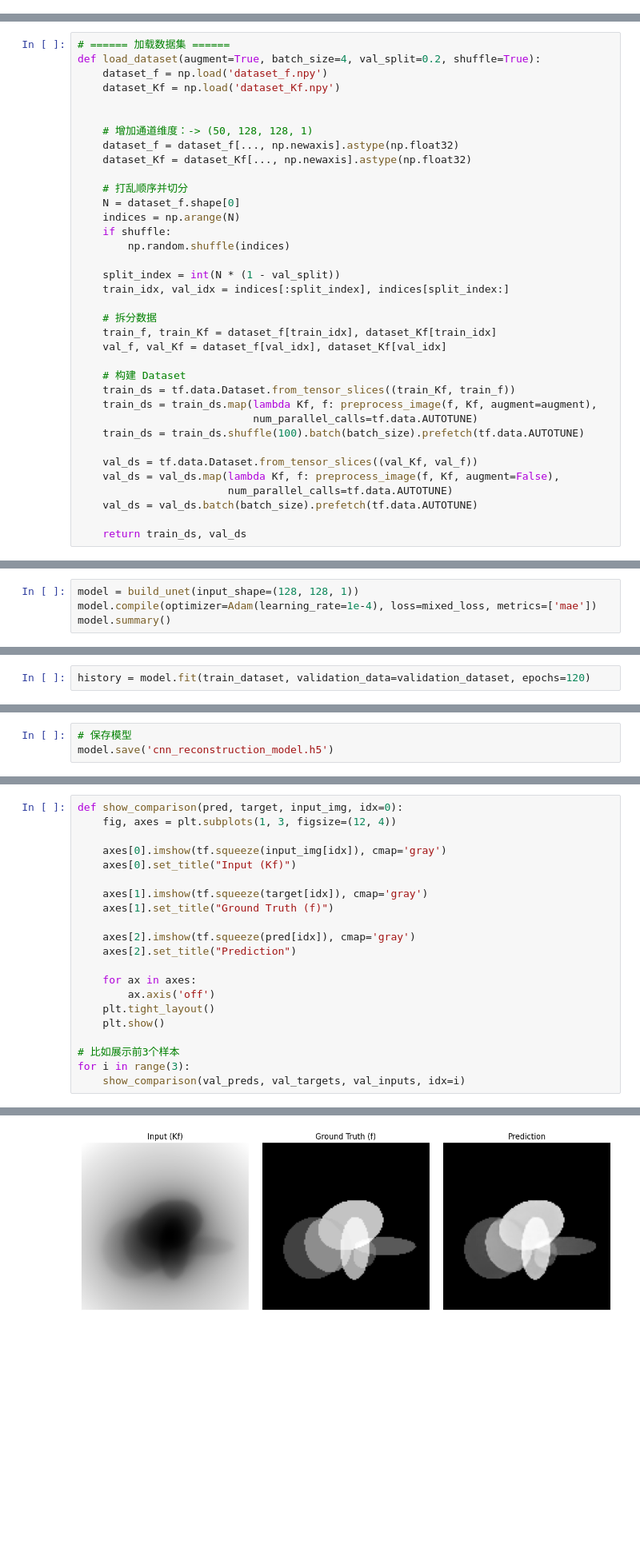
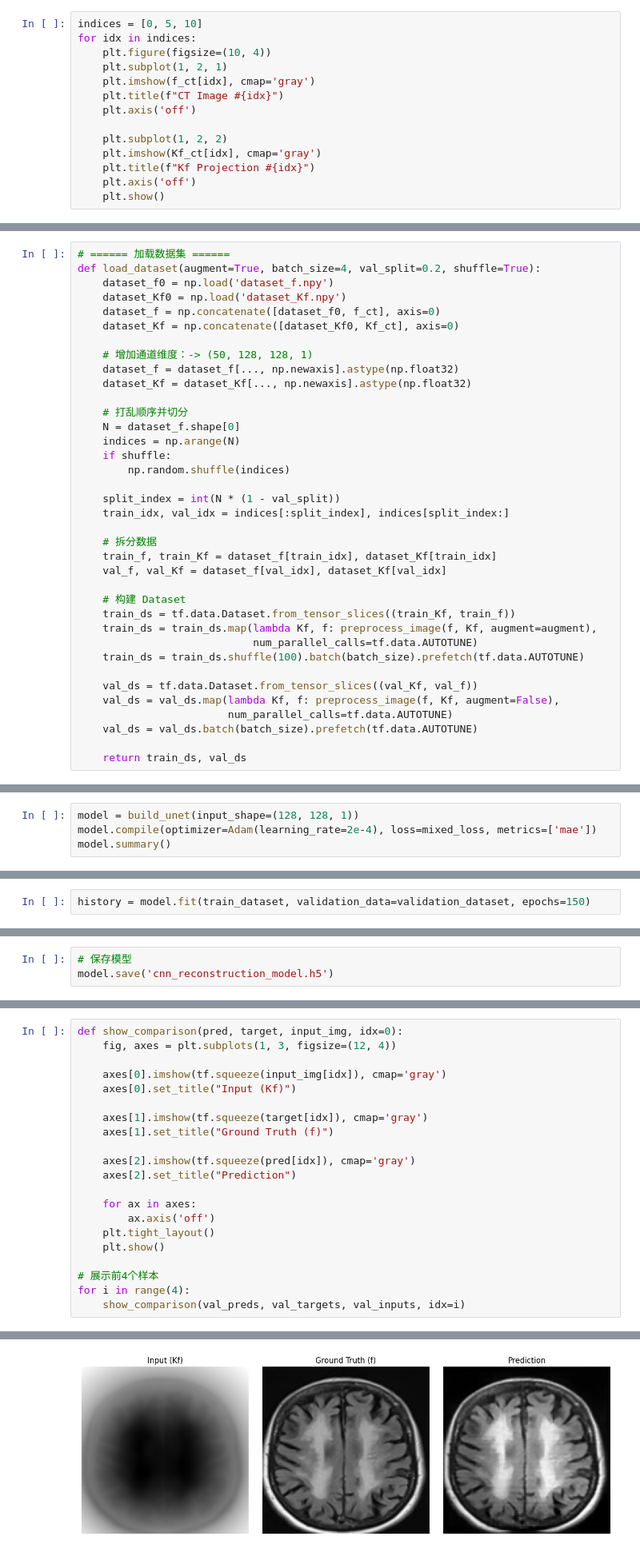
Before and after one commit to bao-ming71/ctfiles, a Jupyter notebook: sigle.ipynb, the cells around one changed output, grey strips where cells are left out. Shown at 80% size. Cells and saved outputs as stored; diff of their text form; blank space fills up the shorter version.

```diff
--- a/sigle.ipynb
+++ b/sigle.ipynb
@@ -239,0 +201,14 @@ Dataset saved to 'dataset_f.npy' and 'dataset_Kf.npy'
+# %%
+indices = [0, 5, 10]
+for idx in indices:
+    plt.figure(figsize=(10, 4))
+    plt.subplot(1, 2, 1)
+    plt.imshow(f_ct[idx], cmap='gray')
+    plt.title(f"CT Image #{idx}")
+    plt.axis('off')
+
+    plt.subplot(1, 2, 2)
+    plt.imshow(Kf_ct[idx], cmap='gray')
+    plt.title(f"Kf Projection #{idx}")
+    plt.axis('off')
+    plt.show()
@@ -259,9 +238,10 @@ def preprocess_image(f_img, Kf_img, augment=True):
 # %%
 # ====== 加载数据集 ======
 def load_dataset(augment=True, batch_size=4, val_split=0.2, shuffle=True):
-    dataset_f = np.load('dataset_f.npy')
-    dataset_Kf = np.load('dataset_Kf.npy')
-
+    dataset_f0 = np.load('dataset_f.npy')
+    dataset_Kf0 = np.load('dataset_Kf.npy')
+    dataset_f = np.concatenate([dataset_f0, f_ct], axis=0)
+    dataset_Kf = np.concatenate([dataset_Kf0, Kf_ct], axis=0)
 
     # 增加通道维度：-> (50, 128, 128, 1)
     dataset_f = dataset_f[..., np.newaxis].astype(np.float32)
@@ -499,6 +432,6 @@ def mixed_loss(y_true, y_pred):
     return 0.5 * mse + 0.5 * (1 - ssim)
 # %%
 model = build_unet(input_shape=(128, 128, 1))
-model.compile(optimizer=Adam(learning_rate=1e-4), loss=mixed_loss, metrics=['mae'])
+model.compile(optimizer=Adam(learning_rate=2e-4), loss=mixed_loss, metrics=['mae'])
 model.summary()
 # %% [output]
@@ -532,5 +465,5 @@ plot_model(
 # %% [output]
 [figure]
 # %%
-history = model.fit(train_dataset, validation_data=validation_dataset, epochs=120)
+history = model.fit(train_dataset, validation_data=validation_dataset, epochs=150)
 # %% [output]
@@ -594,7 +527,7 @@ def show_comparison(pred, target, input_img, idx=0):
     plt.tight_layout()
     plt.show()
 
-# 比如展示前3个样本
-for i in range(3):
+# 展示前4个样本
+for i in range(4):
     show_comparison(val_preds, val_targets, val_inputs, idx=i)
 # %% [output]
@@ -602 +535 @@ for i in range(3):
-[figure, old version]
+[figure, new version]
```
Also changed, not shown: parts of 28 cells of this notebook.
